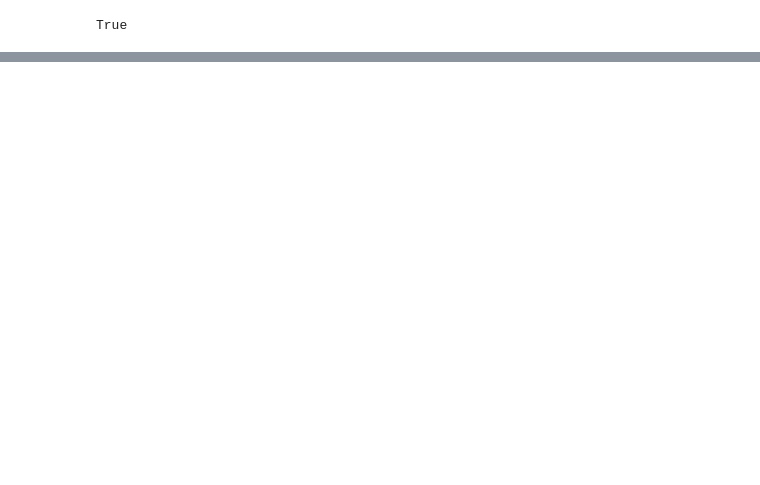
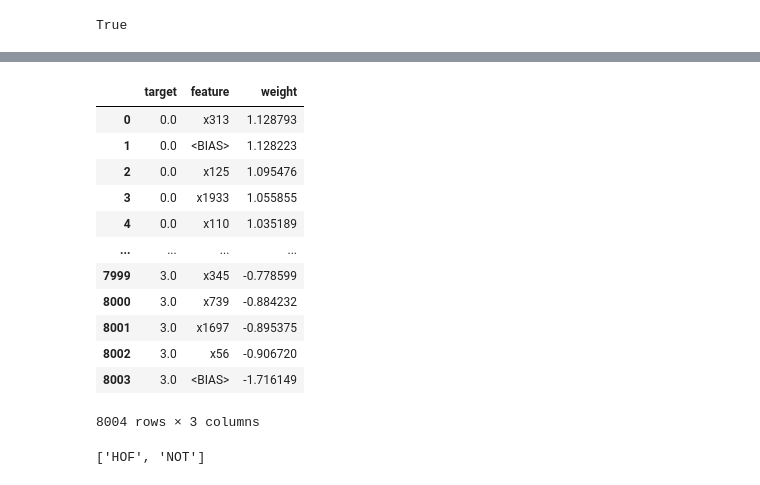
Before and after one commit to adaamko/POTATO, a Jupyter notebook: notebooks/hasoc2020.ipynb, the cells around one changed output, grey strips where cells are left out. Cells and saved outputs as stored; diff of their text form; code cells hidden in the pictures; blank space fills up the shorter version.

```diff
--- a/notebooks/hasoc2020.ipynb
+++ b/notebooks/hasoc2020.ipynb
@@ -93,2 +222,4 @@ model.select_n_best(1500)
+# %%
+label_vocab = {"NONE": 0, "PRFN": 1, "OFFN": 2, "HATE": 3}
 # %%
-X, Y = model.get_x_y(df.task1)
+X, Y = model.get_x_y(df_train.task2, label_vocab=label_vocab)
@@ -99,7 +232,7 @@ tr_data,tst_data,tr_labels,tst_labels = split(X,Y, test_size=0.2, random_state=1
 # %%
 from sklearn.tree import DecisionTreeClassifier
 from sklearn.multiclass import OneVsRestClassifier
-from sklearn.ensemble import RandomForestClassifier
+from sklearn.ensemble import RandomForestClassifier, AdaBoostClassifier
 from sklearn.linear_model import LogisticRegression
 #clf = LogisticRegression(random_state=0).fit(tr_data, tr_labels)
-clf = OneVsRestClassifier(RandomForestClassifier(random_state=0, max_depth=10)).fit(tr_data, tr_labels)
+clf = OneVsRestClassifier(RandomForestClassifier(random_state=0, class_weight="balanced_subsample")).fit(tr_data, tr_labels)
@@ -265,6 +261,26 @@ RT [USER]: Dear Democrats: The American people aren't stupid, they know what spy
 import eli5
 # %%
 weights_df = eli5.explain_weights_df(clf)
+# %%
+weights_df
+# %% [output]
+|  | target | feature | weight |
+| 0 | 0.0 | x313 | 1.128793 |
+| 1 | 0.0 | <BIAS> | 1.128223 |
+| 2 | 0.0 | x125 | 1.095476 |
+| 3 | 0.0 | x1933 | 1.055855 |
+| 4 | 0.0 | x110 | 1.035189 |
+| ... | ... | ... | ... |
+| 7999 | 3.0 | x345 | -0.778599 |
+| 8000 | 3.0 | x739 | -0.884232 |
+| 8001 | 3.0 | x1697 | -0.895375 |
+| 8002 | 3.0 | x56 | -0.906720 |
+| 8003 | 3.0 | <BIAS> | -1.716149 |
+8004 rows × 3 columns
+# %%
+list(keys)
+# %% [output]
+['HOF', 'NOT']
 # %%
 from collections import defaultdict
 features = defaultdict(list)
```
Also changed, not shown: parts of 47 cells of this notebook, 8 other files.
